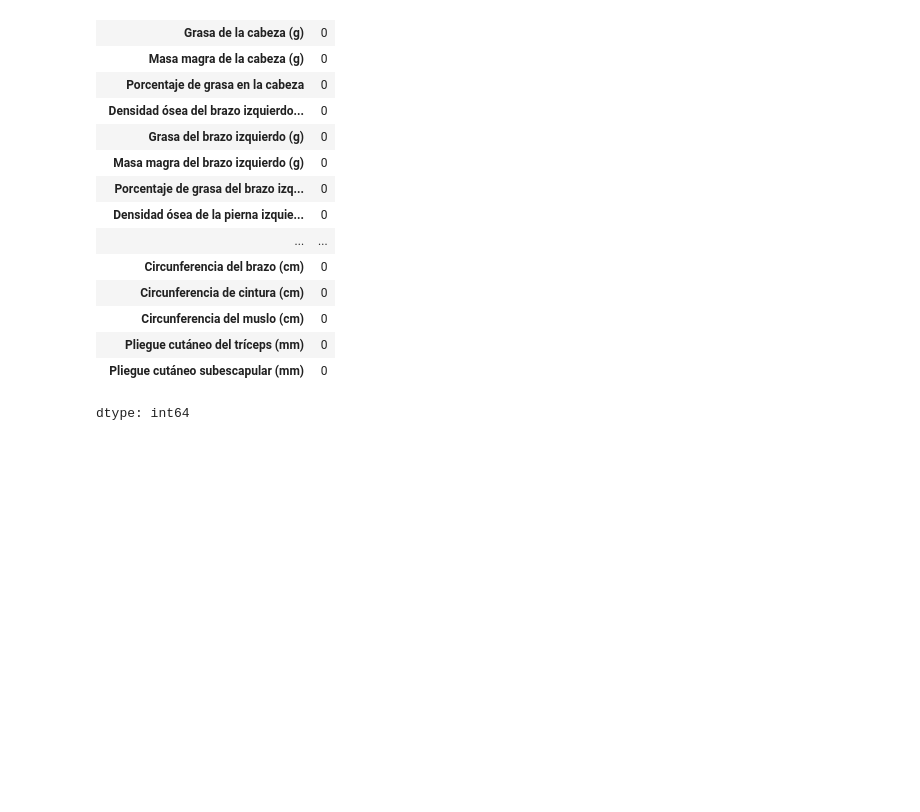
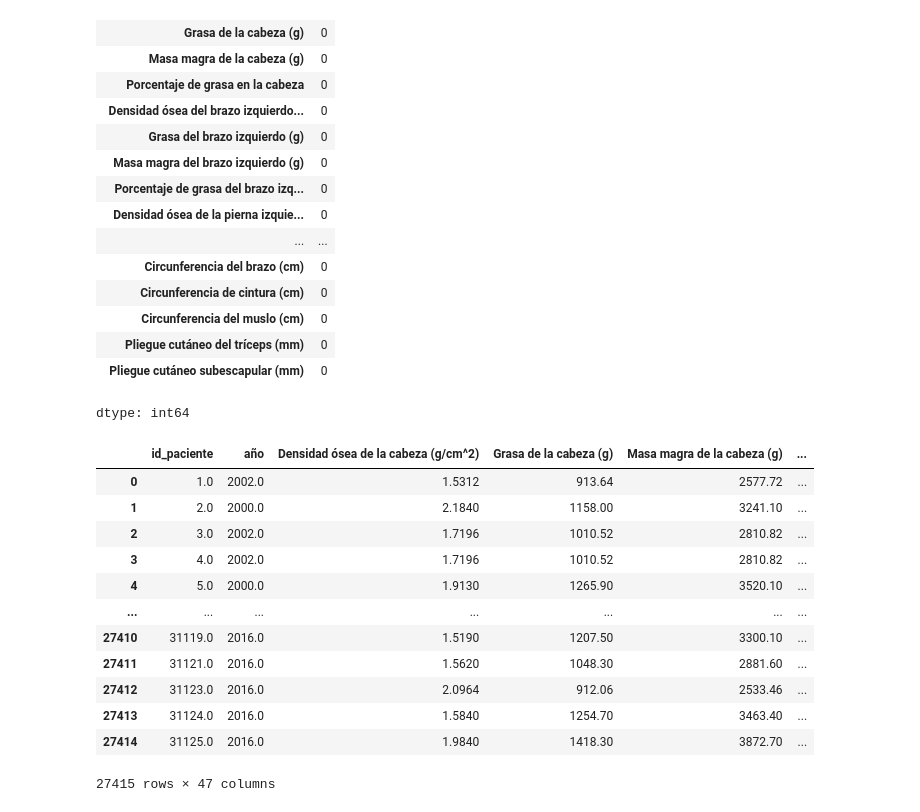
Before and after one commit to melaniefarneti/trabajofinal_farnetimelanie, a Jupyter notebook: examen.ipynb, the cells around one changed output. Saved outputs shown, nothing was run; the diff lists cells and outputs as text; code cells hidden in the pictures; blank space fills up the shorter version.

```diff
--- a/examen.ipynb
+++ b/examen.ipynb
@@ -475,4 +486,23 @@ missforest_imputed_df.isnull().sum()
 | Pliegue cutáneo del tríceps (mm) | 0 |
 | Pliegue cutáneo subescapular (mm) | 0 |
 dtype: int64
+# %%
+# Convertir el resultado a DataFrame con las mismas columnas originales
+knn_imputed_df = pd.DataFrame(knn_imputed, columns=data_missing.columns, index=data_missing.index)
+
+knn_imputed_df
+# %% [output]
+|  | id_paciente | año | Densidad ósea de la cabeza (g/cm^2) | Grasa de la cabeza (g) | Masa magra de la cabeza (g) | ... |
+| 0 | 1.0 | 2002.0 | 1.5312 | 913.64 | 2577.72 | ... |
+| 1 | 2.0 | 2000.0 | 2.1840 | 1158.00 | 3241.10 | ... |
+| 2 | 3.0 | 2002.0 | 1.7196 | 1010.52 | 2810.82 | ... |
+| 3 | 4.0 | 2002.0 | 1.7196 | 1010.52 | 2810.82 | ... |
+| 4 | 5.0 | 2000.0 | 1.9130 | 1265.90 | 3520.10 | ... |
+| ... | ... | ... | ... | ... | ... | ... |
+| 27410 | 31119.0 | 2016.0 | 1.5190 | 1207.50 | 3300.10 | ... |
+| 27411 | 31121.0 | 2016.0 | 1.5620 | 1048.30 | 2881.60 | ... |
+| 27412 | 31123.0 | 2016.0 | 2.0964 | 912.06 | 2533.46 | ... |
+| 27413 | 31124.0 | 2016.0 | 1.5840 | 1254.70 | 3463.40 | ... |
+| 27414 | 31125.0 | 2016.0 | 1.9840 | 1418.30 | 3872.70 | ... |
+27415 rows × 47 columns
 # %%
```
Also changed, not shown: parts of 6 cells of this notebook.
